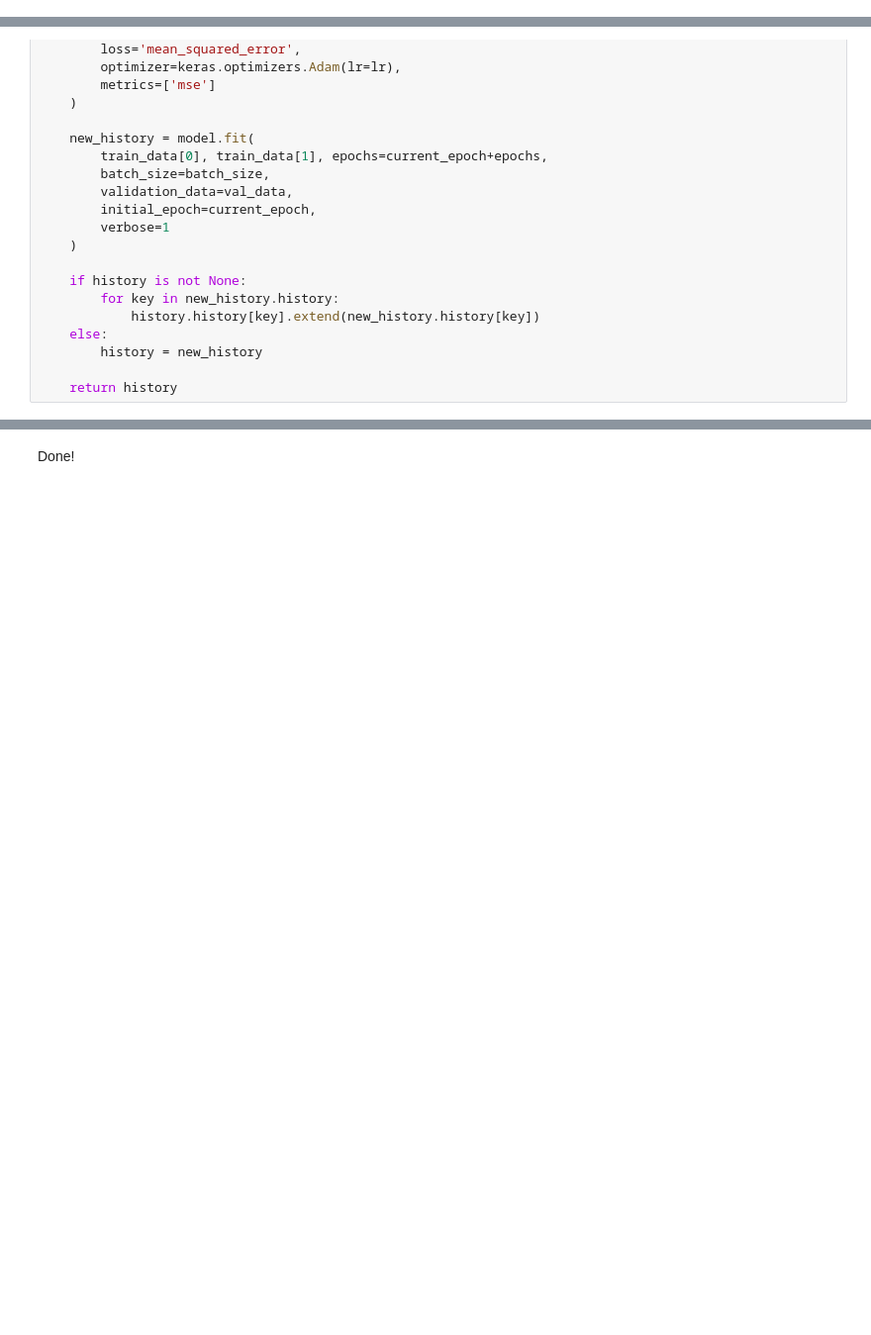
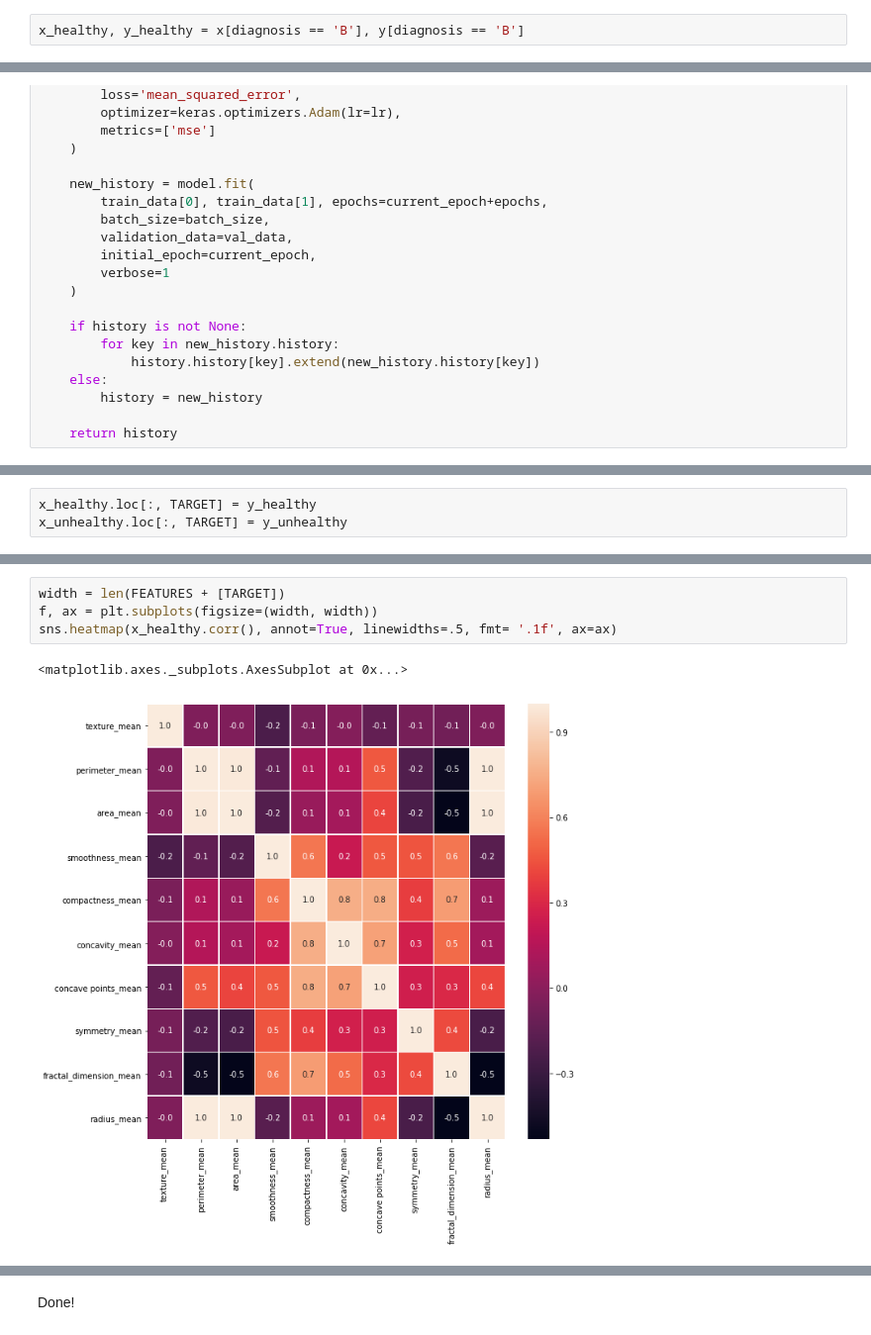
Before and after one commit to leoniloris/Visualization-In-Data-Science, a Jupyter notebook: ensembles/ensembles.ipynb, the cells around one changed output, grey strips where cells are left out. Shown at 99% size. Cells and saved outputs as stored; diff of their text form; blank space fills up the shorter version.

```diff
--- a/ensembles/ensembles.ipynb
+++ b/ensembles/ensembles.ipynb
@@ -58,0 +63,2 @@ y_test = df_unhealthy[[REMOVE_FEATURES[0]]].values
+# %%
+x_healthy, y_healthy = x[diagnosis == 'B'], y[diagnosis == 'B']
@@ -172,0 +233,3 @@ plt.show()
+# %%
+x_healthy.loc[:, TARGET] = y_healthy
+x_unhealthy.loc[:, TARGET] = y_unhealthy
@@ -172,0 +247,7 @@ plt.show()
+# %%
+width = len(FEATURES + [TARGET])
+f, ax = plt.subplots(figsize=(width, width))
+sns.heatmap(x_healthy.corr(), annot=True, linewidths=.5, fmt= '.1f', ax=ax)
+# %% [output]
+<matplotlib.axes._subplots.AxesSubplot at 0x...>
+[figure, added]
```
Also changed, not shown: parts of 64 cells of this notebook, 1 other file.
